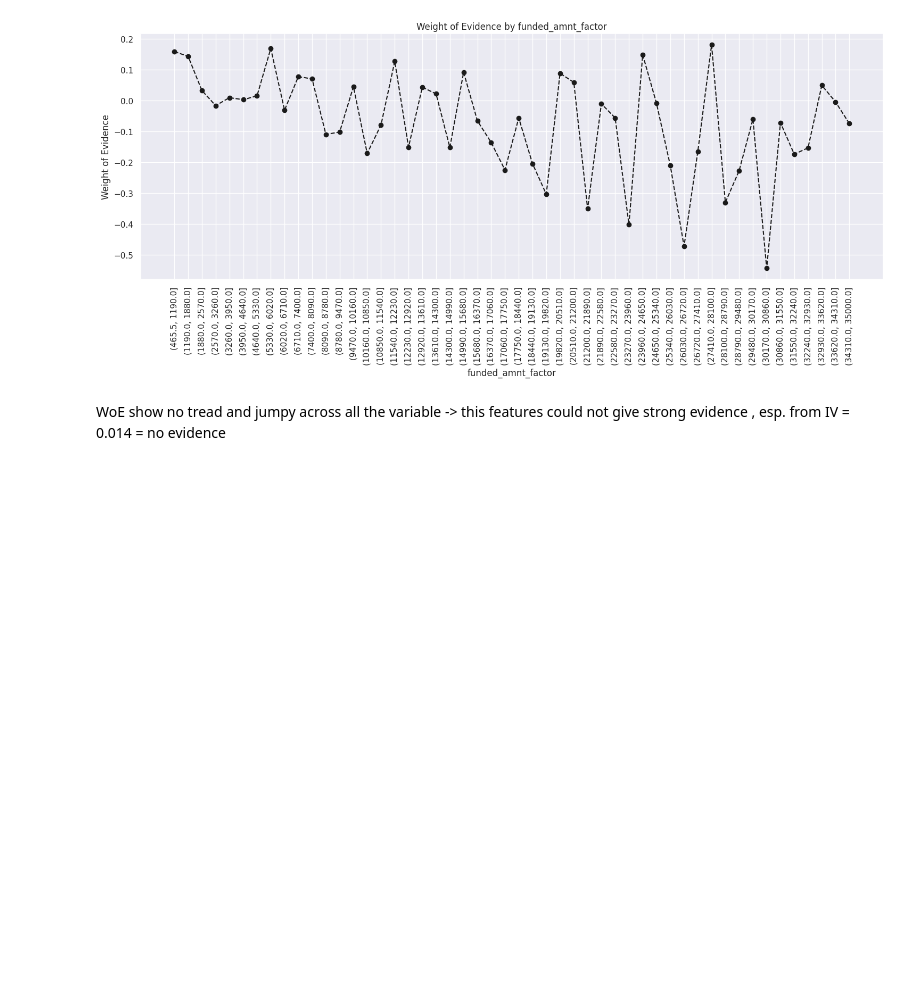
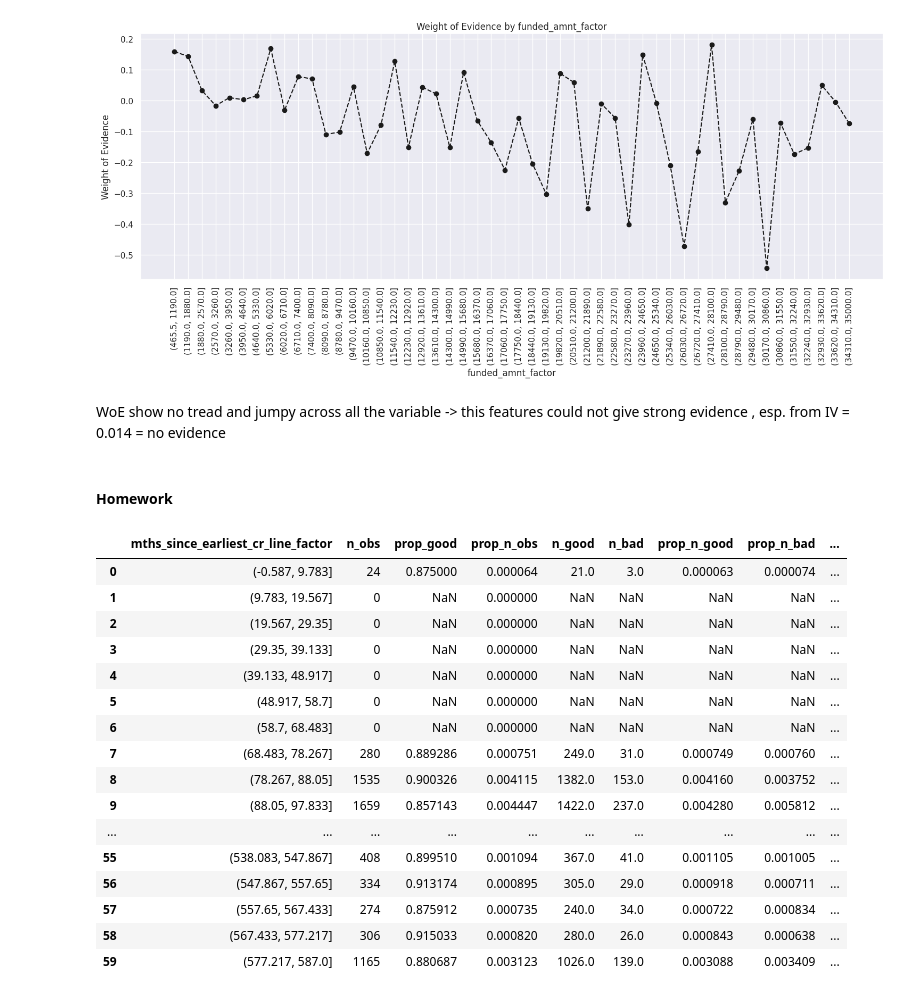
Before and after one commit to pbdanny/PythonProject, a Jupyter notebook: credit_risk_modeling/notebook/CreditRiskModeling_Preparation_4.ipynb, the cells around one changed output. Cells and saved outputs as stored; diff of their text form; code cells hidden in the pictures; blank space fills up the shorter version.

```diff
--- a/credit_risk_modeling/notebook/CreditRiskModeling_Preparation_4.ipynb
+++ b/credit_risk_modeling/notebook/CreditRiskModeling_Preparation_4.ipynb
@@ -819,3 +819,28 @@ plot_by_woe(df_temp, 90)
 [figure]
 # %% [markdown]
 WoE show no tread and jumpy across all the variable -> this features could not give strong evidence , esp. from IV = 0.014 = no evidence
+# %% [markdown]
+#### Homework
+# %%
+df_inputs_prepr["mths_since_earliest_cr_line_factor"] = pd.cut(df_inputs_prepr["mths_since_earliest_cr_line"], 60)
+df_temp = woe_ordered_continuous(df_inputs_prepr, "mths_since_earliest_cr_line_factor", df_targets_prepr)
+df_temp
+#
+# %% [output]
+|  | mths_since_earliest_cr_line_factor | n_obs | prop_good | prop_n_obs | n_good | n_bad | prop_n_good | prop_n_bad | ... |
+| 0 | (-0.587, 9.783] | 24 | 0.875000 | 0.000064 | 21.0 | 3.0 | 0.000063 | 0.000074 | ... |
+| 1 | (9.783, 19.567] | 0 | NaN | 0.000000 | NaN | NaN | NaN | NaN | ... |
+| 2 | (19.567, 29.35] | 0 | NaN | 0.000000 | NaN | NaN | NaN | NaN | ... |
+| 3 | (29.35, 39.133] | 0 | NaN | 0.000000 | NaN | NaN | NaN | NaN | ... |
+| 4 | (39.133, 48.917] | 0 | NaN | 0.000000 | NaN | NaN | NaN | NaN | ... |
+| 5 | (48.917, 58.7] | 0 | NaN | 0.000000 | NaN | NaN | NaN | NaN | ... |
+| 6 | (58.7, 68.483] | 0 | NaN | 0.000000 | NaN | NaN | NaN | NaN | ... |
+| 7 | (68.483, 78.267] | 280 | 0.889286 | 0.000751 | 249.0 | 31.0 | 0.000749 | 0.000760 | ... |
+| 8 | (78.267, 88.05] | 1535 | 0.900326 | 0.004115 | 1382.0 | 153.0 | 0.004160 | 0.003752 | ... |
+| 9 | (88.05, 97.833] | 1659 | 0.857143 | 0.004447 | 1422.0 | 237.0 | 0.004280 | 0.005812 | ... |
+| ... | ... | ... | ... | ... | ... | ... | ... | ... | ... |
+| 55 | (538.083, 547.867] | 408 | 0.899510 | 0.001094 | 367.0 | 41.0 | 0.001105 | 0.001005 | ... |
+| 56 | (547.867, 557.65] | 334 | 0.913174 | 0.000895 | 305.0 | 29.0 | 0.000918 | 0.000711 | ... |
+| 57 | (557.65, 567.433] | 274 | 0.875912 | 0.000735 | 240.0 | 34.0 | 0.000722 | 0.000834 | ... |
+| 58 | (567.433, 577.217] | 306 | 0.915033 | 0.000820 | 280.0 | 26.0 | 0.000843 | 0.000638 | ... |
+| 59 | (577.217, 587.0] | 1165 | 0.880687 | 0.003123 | 1026.0 | 139.0 | 0.003088 | 0.003409 | ... |
```
